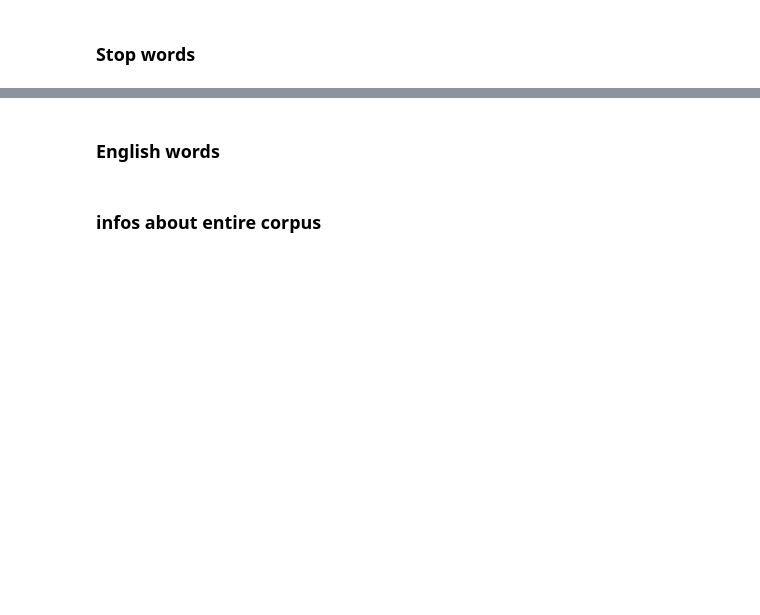
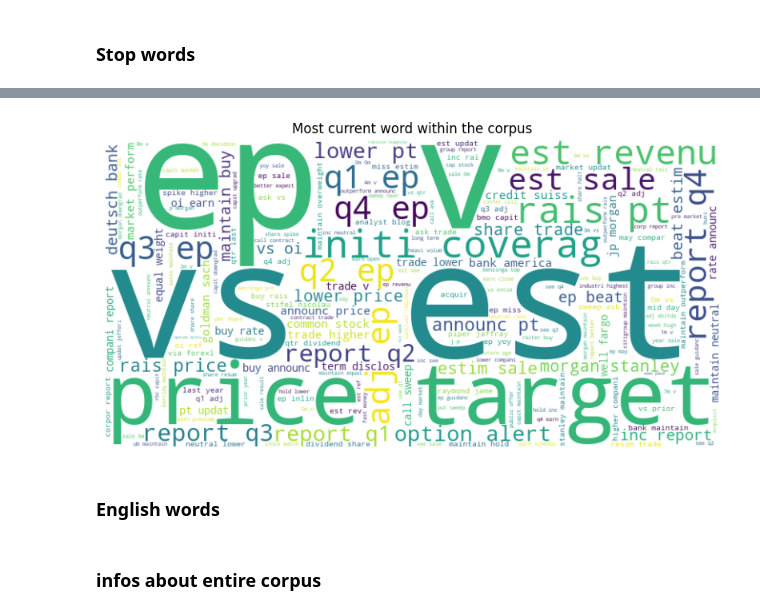
Before and after one commit to Cabrel17/Financial_news_sentiment_analysis, a Jupyter notebook: notebooks/Sentiment_analysis.ipynb, the cells around one changed output, grey strips where cells are left out. Saved outputs shown, nothing was run; the diff lists cells and outputs as text; code cells hidden in the pictures; blank space fills up the shorter version.

Commit message:
preprocessing & feature engineering

```diff
--- a/notebooks/Sentiment_analysis.ipynb
+++ b/notebooks/Sentiment_analysis.ipynb
@@ -16,6 +17,2 @@ from pandarallel import pandarallel
 
 warnings.filterwarnings('ignore')
-# %%
-df2 = preprocess2('../data/df1.csv')
-df2.info()
-df2.head()
@@ -55,0 +82,5 @@ stop_words = set(stopwords.words('english'))
+# %%
+# creation of a new feature 'headline" without stop words and possess stemmed words
+if __name__ == '__main__':
+   pandarallel.initialize(nb_workers=4)
+   df2['headline_new'] = df2['headline'].parallel_apply(process_text1)
@@ -55,0 +93,5 @@ stop_words = set(stopwords.words('english'))
+# %%
+# Let's generate a wordcloud in order to see most current words after dropped stop words
+word_cloud(df2['headline_new'], 'Most current word within the corpus')
+# %% [output]
+[figure, added]
```
Also changed, not shown: parts of 13 cells of this notebook, 2 other files.
